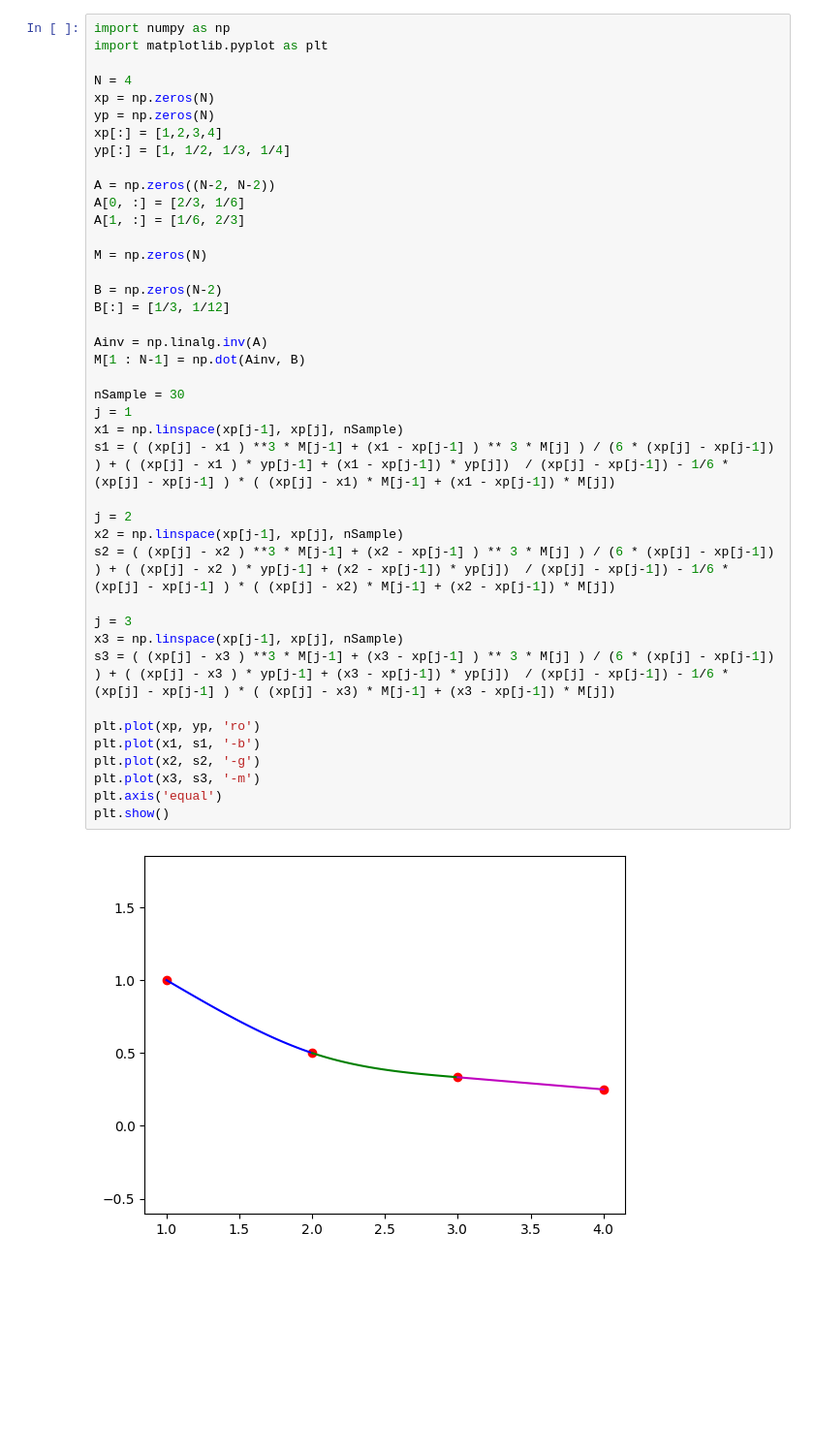
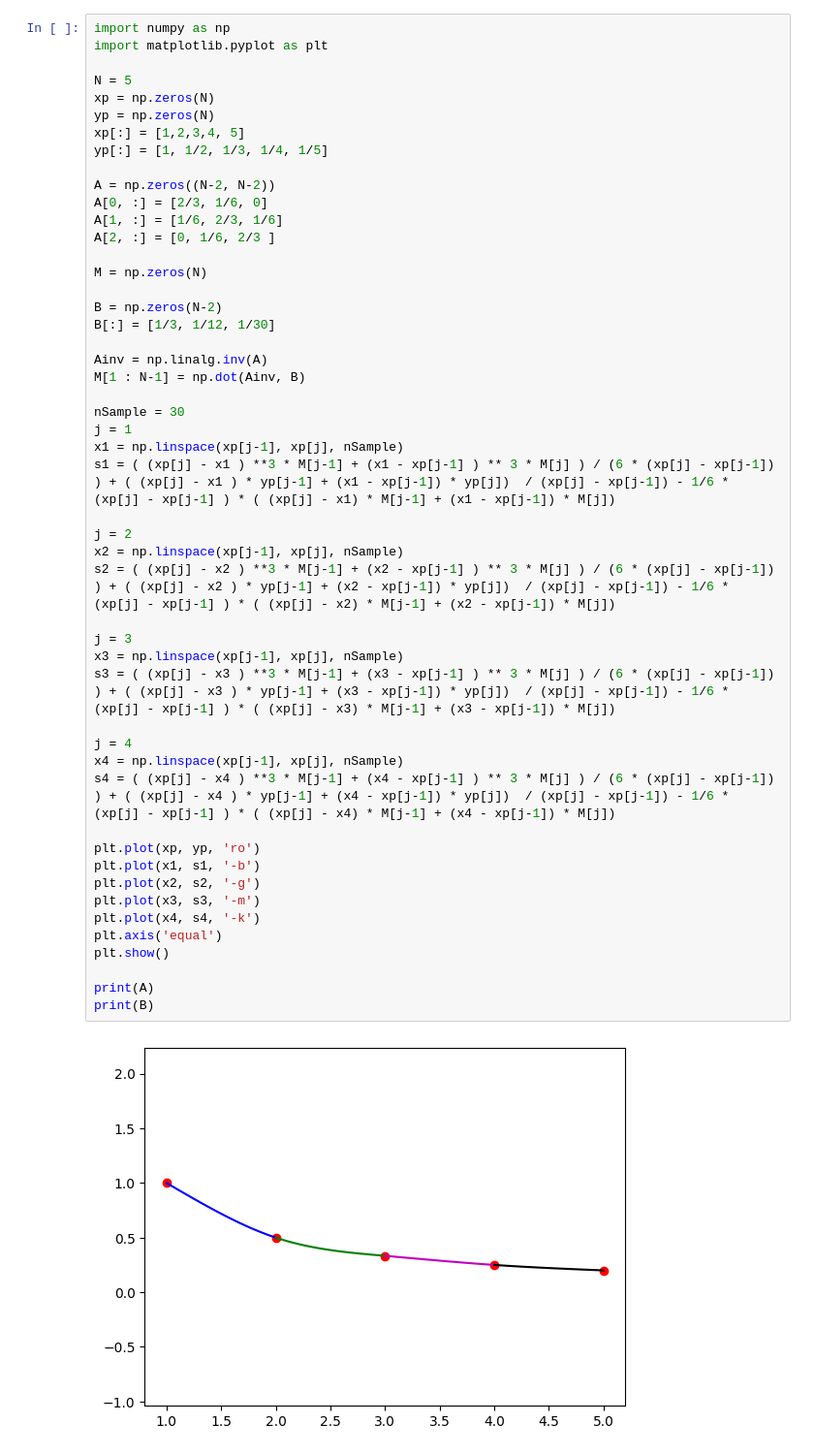
Before and after one commit to wwefddd/Numerical-Analysis, a Jupyter notebook: Numerical_Analysis_10_30.ipynb, the cells around one changed output. Shown: that part at 97% size. Cells and saved outputs as stored; diff of their text form; blank space fills up the shorter version.

```diff
--- a/Numerical_Analysis_10_30.ipynb
+++ b/Numerical_Analysis_10_30.ipynb
@@ -4,42 +114,51 @@
 import numpy as np
 import matplotlib.pyplot as plt
 
-N = 4
+N = 5
 xp = np.zeros(N)
 yp = np.zeros(N)
-xp[:] = [1,2,3,4]
-yp[:] = [1, 1/2, 1/3, 1/4]
+xp[:] = [1,2,3,4, 5]
+yp[:] = [1, 1/2, 1/3, 1/4, 1/5]
 
 A = np.zeros((N-2, N-2))
-A[0, :] = [2/3, 1/6]
-A[1, :] = [1/6, 2/3]
+A[0, :] = [2/3, 1/6, 0]
+A[1, :] = [1/6, 2/3, 1/6]
+A[2, :] = [0, 1/6, 2/3 ]
 
 M = np.zeros(N)
 
 B = np.zeros(N-2)
-B[:] = [1/3, 1/12]
+B[:] = [1/3, 1/12, 1/30]
 
 Ainv = np.linalg.inv(A)
 M[1 : N-1] = np.dot(Ainv, B)
 
 nSample = 30
 j = 1
 x1 = np.linspace(xp[j-1], xp[j], nSample)
 s1 = ( (xp[j] - x1 ) **3 * M[j-1] + (x1 - xp[j-1] ) ** 3 * M[j] ) / (6 * (xp[j] - xp[j-1]) ) + ( (xp[j] - x1 ) * yp[j-1] + (x1 - xp[j-1]) * yp[j])  / (xp[j] - xp[j-1]) - 1/6 * (xp[j] - xp[j-1] ) * ( (xp[j] - x1) * M[j-1] + (x1 - xp[j-1]) * M[j])
 
 j = 2
 x2 = np.linspace(xp[j-1], xp[j], nSample)
 s2 = ( (xp[j] - x2 ) **3 * M[j-1] + (x2 - xp[j-1] ) ** 3 * M[j] ) / (6 * (xp[j] - xp[j-1]) ) + ( (xp[j] - x2 ) * yp[j-1] + (x2 - xp[j-1]) * yp[j])  / (xp[j] - xp[j-1]) - 1/6 * (xp[j] - xp[j-1] ) * ( (xp[j] - x2) * M[j-1] + (x2 - xp[j-1]) * M[j])
 
 j = 3
 x3 = np.linspace(xp[j-1], xp[j], nSample)
 s3 = ( (xp[j] - x3 ) **3 * M[j-1] + (x3 - xp[j-1] ) ** 3 * M[j] ) / (6 * (xp[j] - xp[j-1]) ) + ( (xp[j] - x3 ) * yp[j-1] + (x3 - xp[j-1]) * yp[j])  / (xp[j] - xp[j-1]) - 1/6 * (xp[j] - xp[j-1] ) * ( (xp[j] - x3) * M[j-1] + (x3 - xp[j-1]) * M[j])
 
+j = 4
+x4 = np.linspace(xp[j-1], xp[j], nSample)
+s4 = ( (xp[j] - x4 ) **3 * M[j-1] + (x4 - xp[j-1] ) ** 3 * M[j] ) / (6 * (xp[j] - xp[j-1]) ) + ( (xp[j] - x4 ) * yp[j-1] + (x4 - xp[j-1]) * yp[j])  / (xp[j] - xp[j-1]) - 1/6 * (xp[j] - xp[j-1] ) * ( (xp[j] - x4) * M[j-1] + (x4 - xp[j-1]) * M[j])
+
 plt.plot(xp, yp, 'ro')
 plt.plot(x1, s1, '-b')
 plt.plot(x2, s2, '-g')
 plt.plot(x3, s3, '-m')
+plt.plot(x4, s4, '-k')
 plt.axis('equal')
 plt.show()
+
+print(A)
+print(B)
 # %% [output]
-[figure, old version]
+[figure, new version]
```
Also changed, not shown: parts of 4 cells of this notebook.
